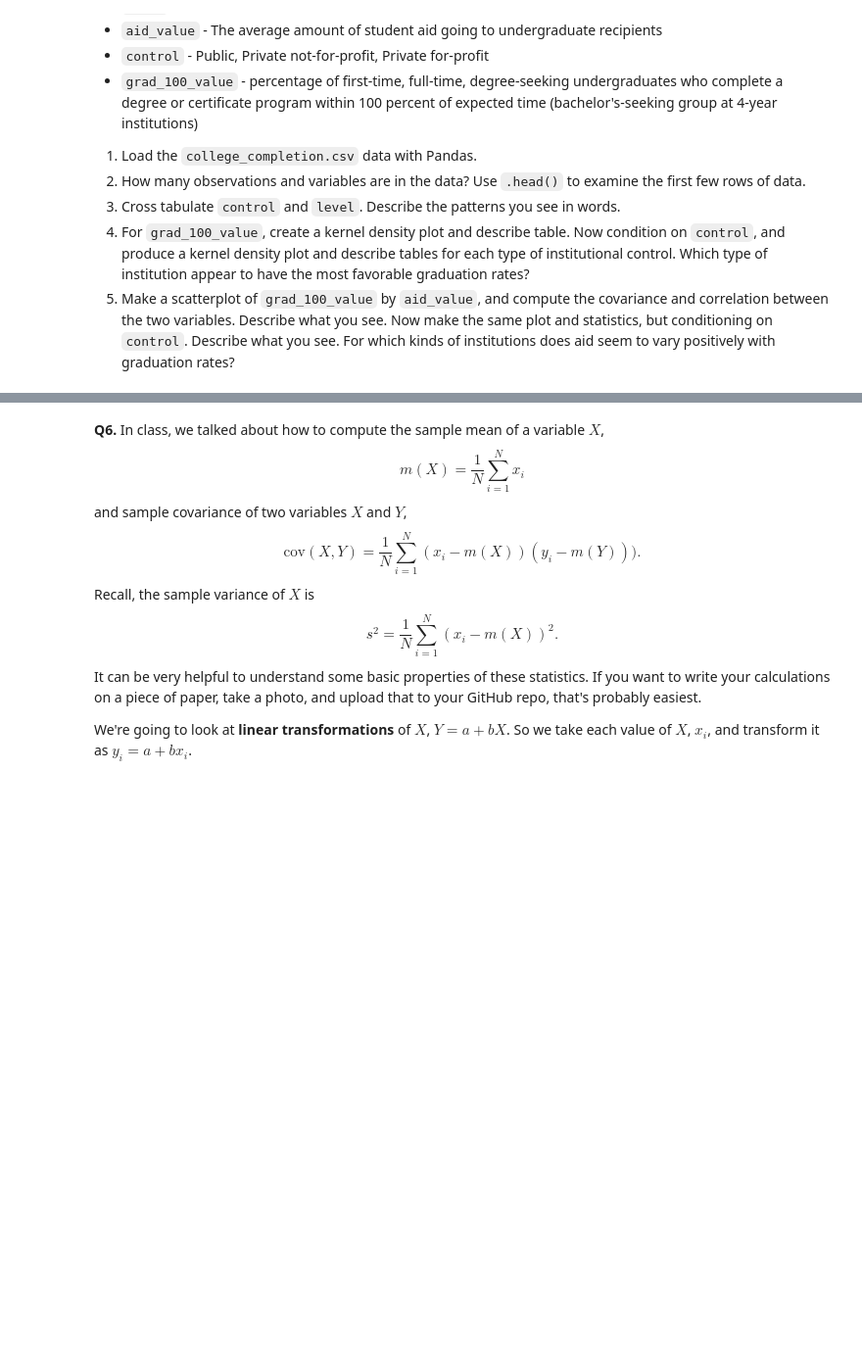
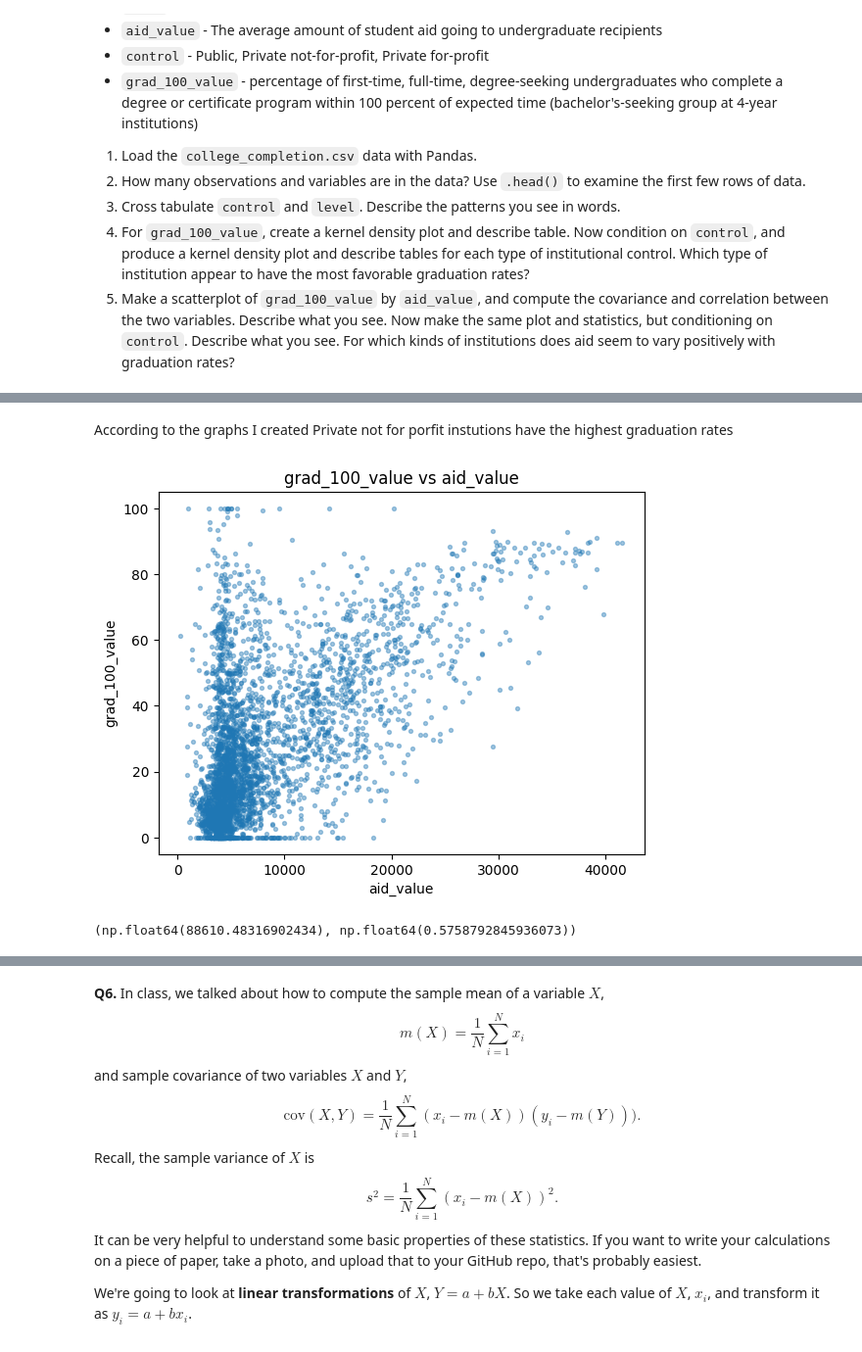
Before and after one commit to JasonYe05/undergrad_ml_assignments, a Jupyter notebook: 01_assignment_wrangling_and_eda.ipynb, the cells around one changed output, grey strips where cells are left out. Shown at 98% size. Drawn from its saved outputs; the diff is of its cells as text; code cells hidden in the pictures; blank space fills up the shorter version.

```diff
--- a/01_assignment_wrangling_and_eda.ipynb
+++ b/01_assignment_wrangling_and_eda.ipynb
@@ -475,0 +541,19 @@ We'll use the `college_completion.csv` dataset from the US Department of Educati
+# %% [markdown]
+According to the graphs I created Private not for porfit instutions have the highest graduation rates
+# %%
+x = df_coll["aid_value"]
+y = df_coll["grad_100_value"]
+
+plt.scatter(x, y, s=8, alpha=0.4)
+plt.xlabel("aid_value")
+plt.ylabel("grad_100_value")
+plt.title("grad_100_value vs aid_value")
+plt.show()
+
+cov_xy = x.cov(y)
+corr_xy = x.corr(y)
+
+cov_xy, corr_xy
+# %% [output]
+[figure, added]
+(np.float64(88610.48316902434), np.float64(0.5758792845936073))
```
Also changed, not shown: parts of 9 cells of this notebook.
